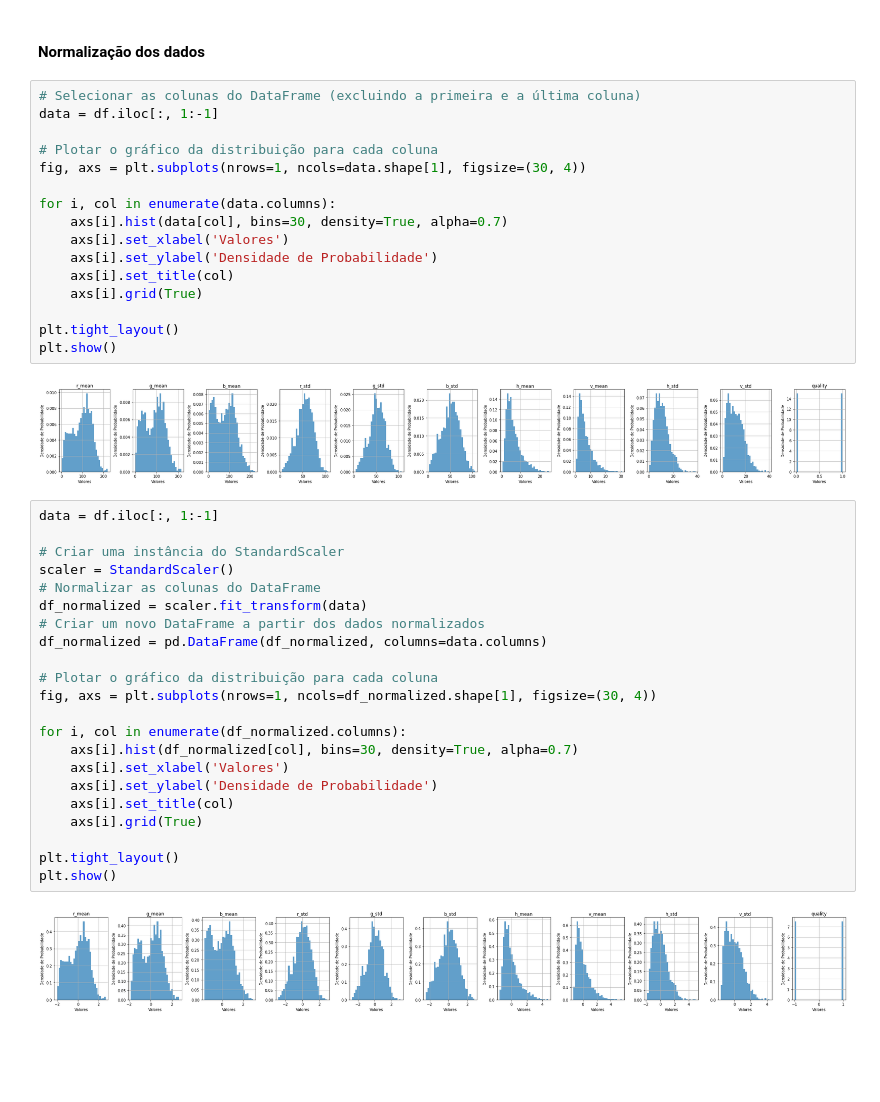
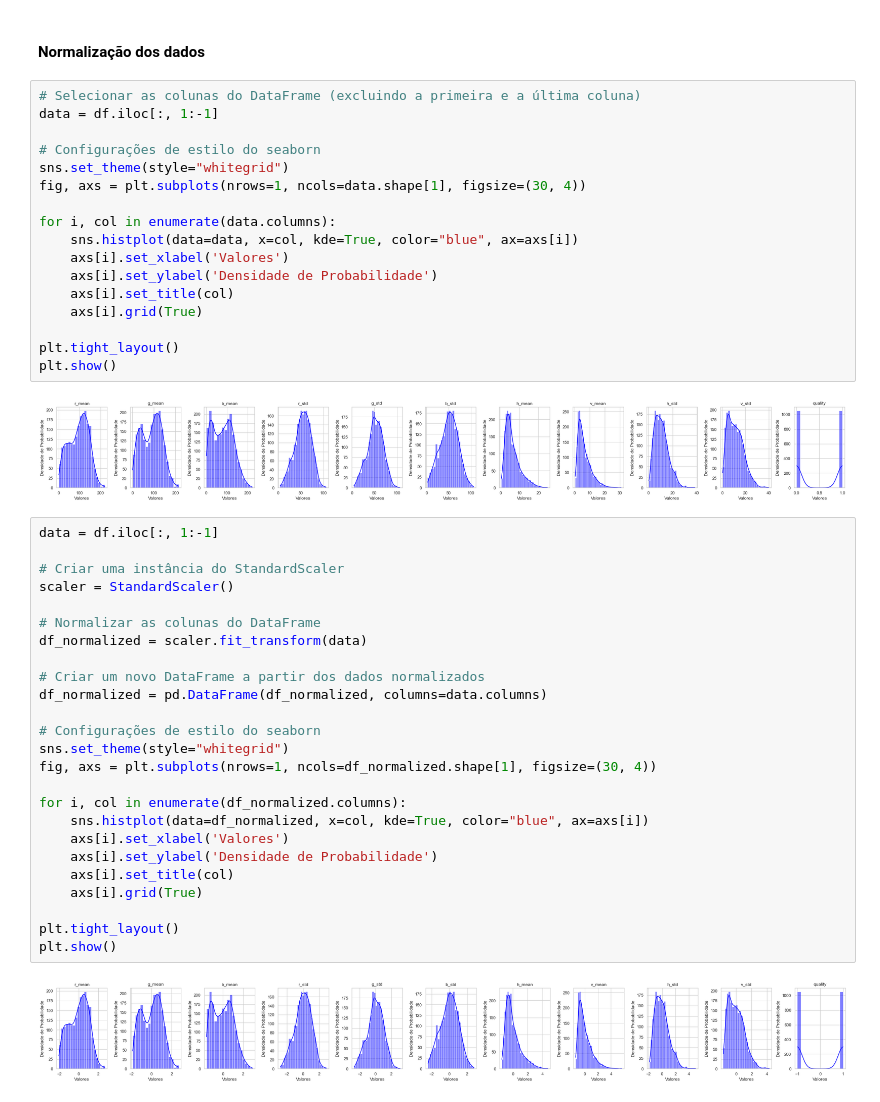
Before and after one commit to rabdiego/final_aprendizagem, a Jupyter notebook: initial_analyzes.ipynb, the cells around one changed output. Saved outputs shown, nothing was run; the diff lists cells and outputs as text; blank space fills up the shorter version.

```diff
--- a/initial_analyzes.ipynb
+++ b/initial_analyzes.ipynb
@@ -254,36 +254,40 @@ plt.show()
 # %%
 # Selecionar as colunas do DataFrame (excluindo a primeira e a última coluna)
 data = df.iloc[:, 1:-1]
 
-# Plotar o gráfico da distribuição para cada coluna
+# Configurações de estilo do seaborn
+sns.set_theme(style="whitegrid")
 fig, axs = plt.subplots(nrows=1, ncols=data.shape[1], figsize=(30, 4))
 
 for i, col in enumerate(data.columns):
-    axs[i].hist(data[col], bins=30, density=True, alpha=0.7)
+    sns.histplot(data=data, x=col, kde=True, color="blue", ax=axs[i])
     axs[i].set_xlabel('Valores')
     axs[i].set_ylabel('Densidade de Probabilidade')
     axs[i].set_title(col)
     axs[i].grid(True)
 
 plt.tight_layout()
 plt.show()
 # %% [output]
-[figure, old version]
+[figure, new version]
 # %%
 data = df.iloc[:, 1:-1]
 
 # Criar uma instância do StandardScaler
 scaler = StandardScaler()
+
 # Normalizar as colunas do DataFrame
 df_normalized = scaler.fit_transform(data)
+
 # Criar um novo DataFrame a partir dos dados normalizados
 df_normalized = pd.DataFrame(df_normalized, columns=data.columns)
 
-# Plotar o gráfico da distribuição para cada coluna
+# Configurações de estilo do seaborn
+sns.set_theme(style="whitegrid")
 fig, axs = plt.subplots(nrows=1, ncols=df_normalized.shape[1], figsize=(30, 4))
 
 for i, col in enumerate(df_normalized.columns):
-    axs[i].hist(df_normalized[col], bins=30, density=True, alpha=0.7)
+    sns.histplot(data=df_normalized, x=col, kde=True, color="blue", ax=axs[i])
     axs[i].set_xlabel('Valores')
     axs[i].set_ylabel('Densidade de Probabilidade')
     axs[i].set_title(col)
@@ -292,4 +296,4 @@ for i, col in enumerate(df_normalized.columns):
 plt.tight_layout()
 plt.show()
 # %% [output]
-[figure, old version]
+[figure, new version]
```
